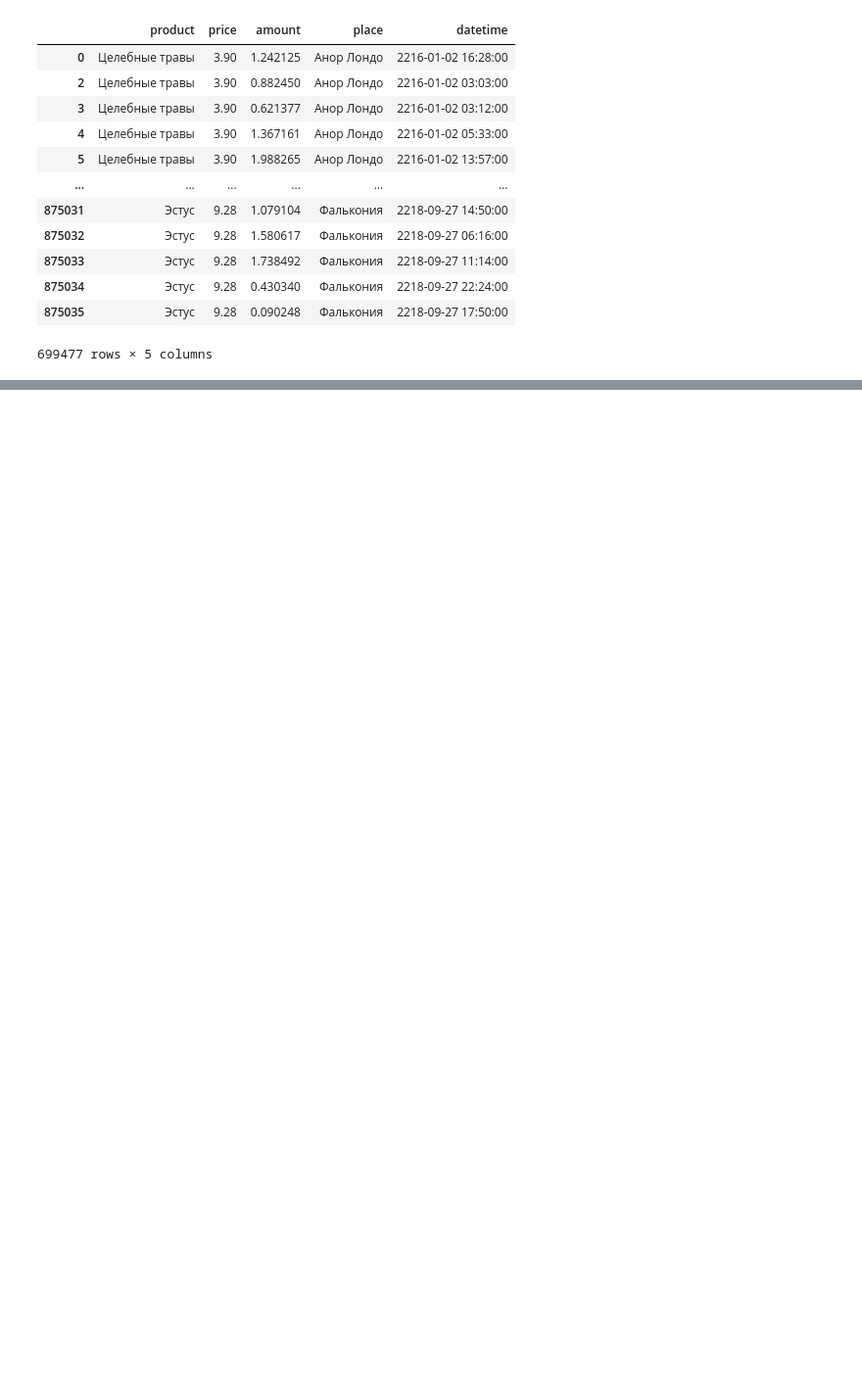
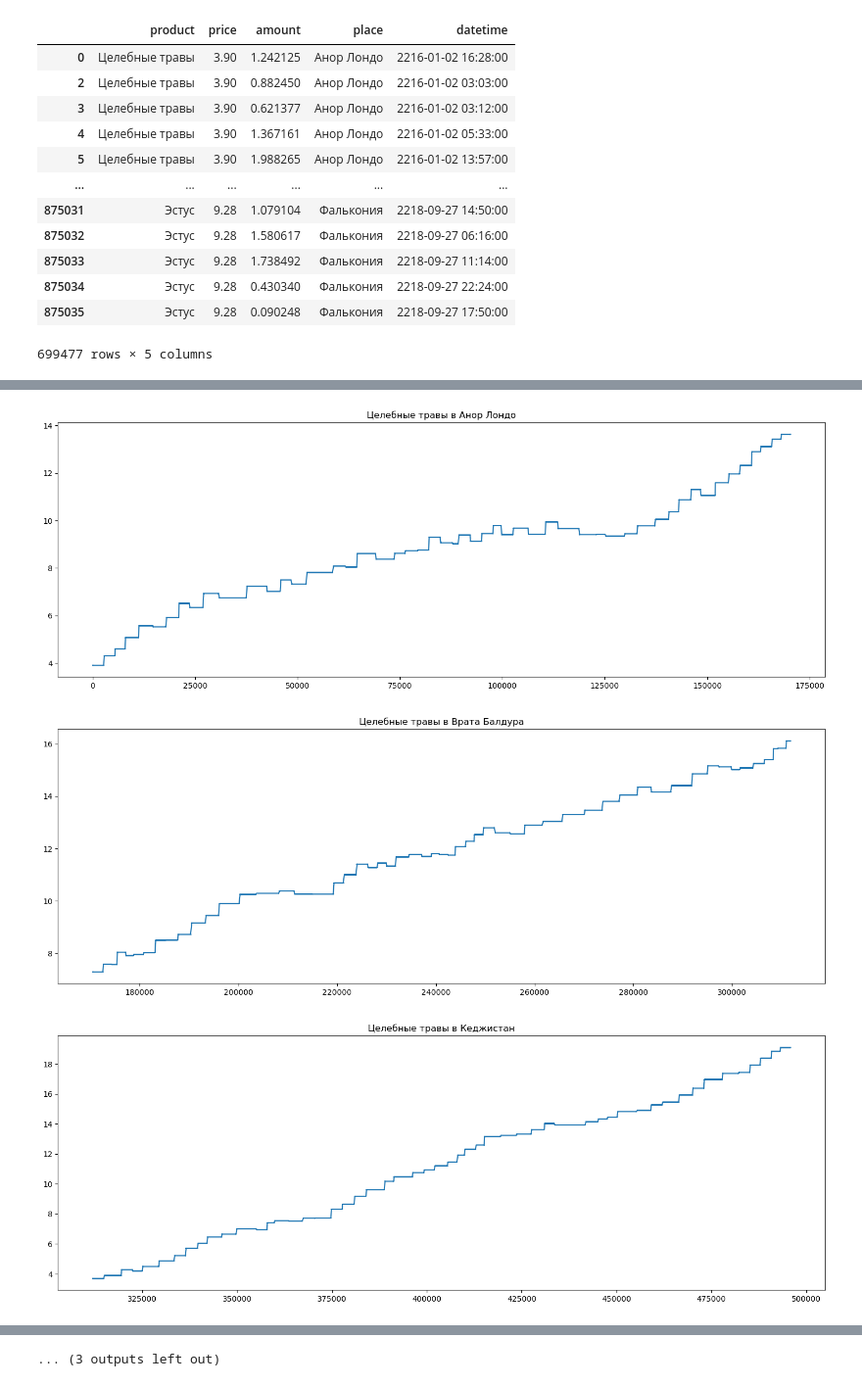
Before and after one commit to N3uralKi11ers/gpn_hack, a Jupyter notebook: model/main.ipynb, the cells around one changed output, grey strips where cells are left out. Shown at 98% size. Drawn from its saved outputs; the diff is of its cells as text; code cells hidden in the pictures; blank space fills up the shorter version.

```diff
--- a/model/main.ipynb
+++ b/model/main.ipynb
@@ -24,0 +34,13 @@ price ∈ [concurrent_price, concurrent_price*1.2]
+# %%
+prod = df["product"].unique()
+plac = df["place"].unique()
+for pr in prod:
+    for pl in plac:
+        fig = plt.figure(figsize=(18,6))
+        plt.plot(df[(df["product"] == pr) & (df["place"] == pl)].sort_values("datetime")["price"])
+        plt.title(f"{pr} в {pl}")
+        plt.show()
+# %% [output]
+[figure, added]
+[figure, added]
+[figure, added]
@@ -24,0 +56 @@ price ∈ [concurrent_price, concurrent_price*1.2]
+... (3 outputs left out)
```
Also changed, not shown: parts of 6 cells of this notebook.
